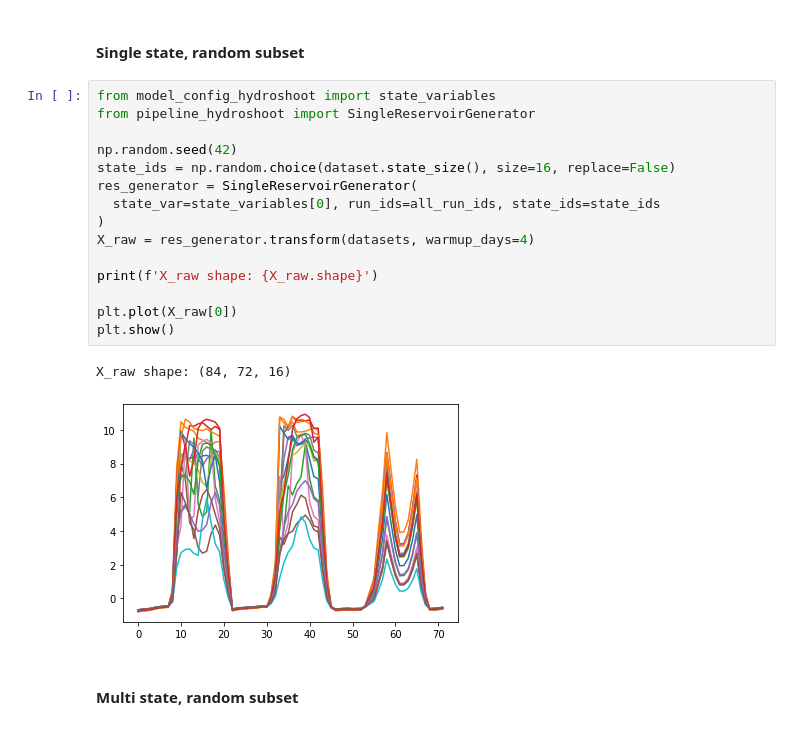
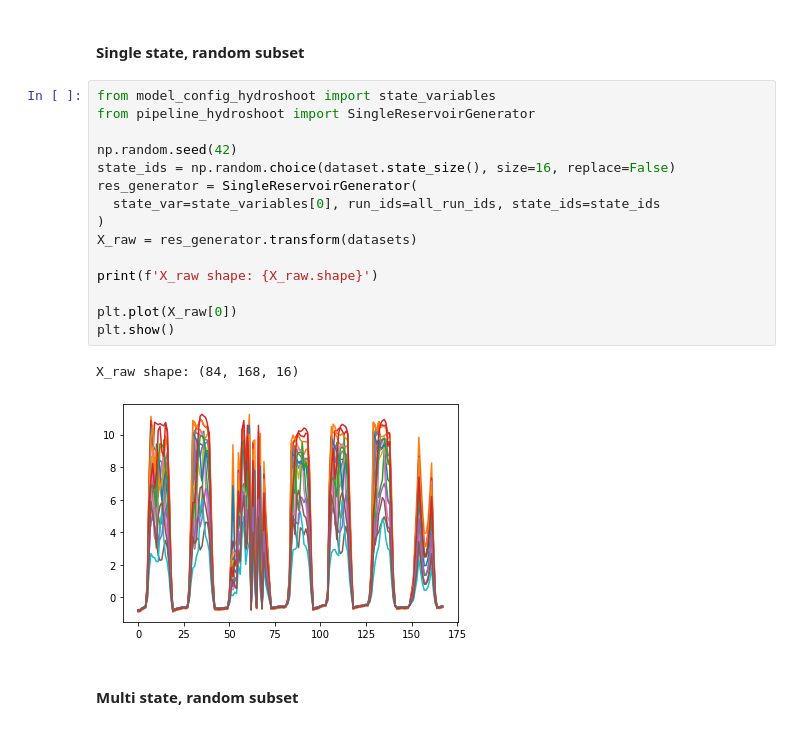
Before and after one commit to mcndt/thesis-plant-reservoir-computing, a Jupyter notebook: notebooks/hydroshoot_refactor.ipynb, the cells around one changed output. Cells and saved outputs as stored; diff of their text form.

```diff
--- a/notebooks/hydroshoot_refactor.ipynb
+++ b/notebooks/hydroshoot_refactor.ipynb
@@ -53,21 +53,21 @@ y_raw shape: (84, 72)
 # %%
 from model_config_hydroshoot import state_variables
 from pipeline_hydroshoot import SingleReservoirGenerator
 
 np.random.seed(42)
 state_ids = np.random.choice(dataset.state_size(), size=16, replace=False)
 res_generator = SingleReservoirGenerator(
   state_var=state_variables[0], run_ids=all_run_ids, state_ids=state_ids
 )
-X_raw = res_generator.transform(datasets, warmup_days=4)
+X_raw = res_generator.transform(datasets)
 
 print(f'X_raw shape: {X_raw.shape}')
 
 plt.plot(X_raw[0])
 plt.show()
 # %% [output]
-X_raw shape: (84, 72, 16)
+X_raw shape: (84, 168, 16)
-[figure, old version]
+[figure, new version]
 # %% [markdown]
 #### Multi state, random subset
 # %%
```
Also changed, not shown: parts of 11 cells of this notebook, 8 other files.
